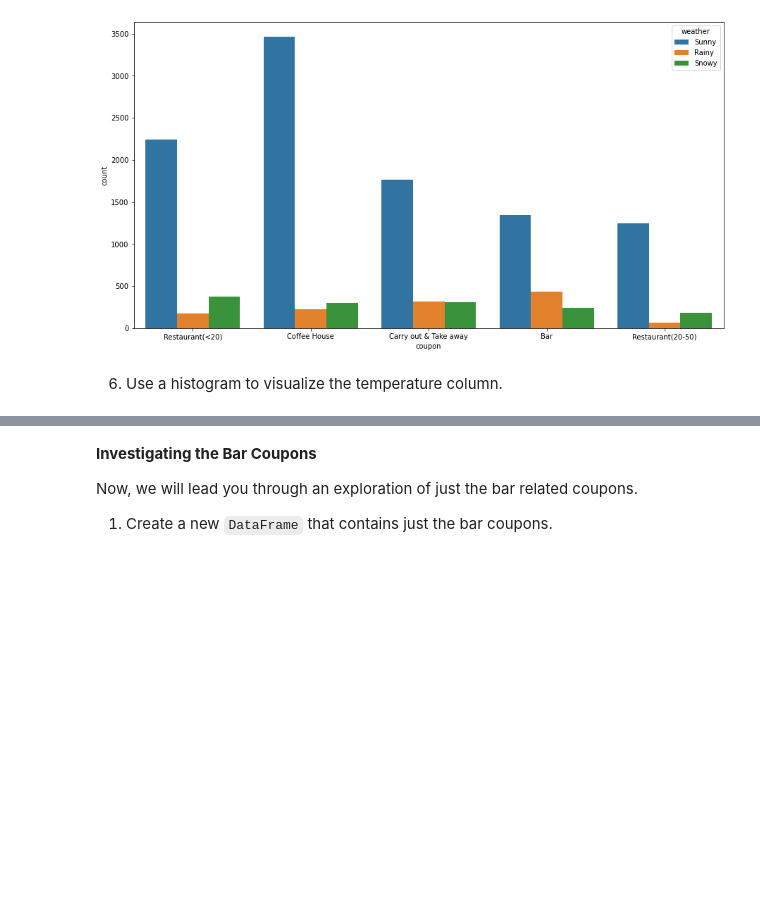
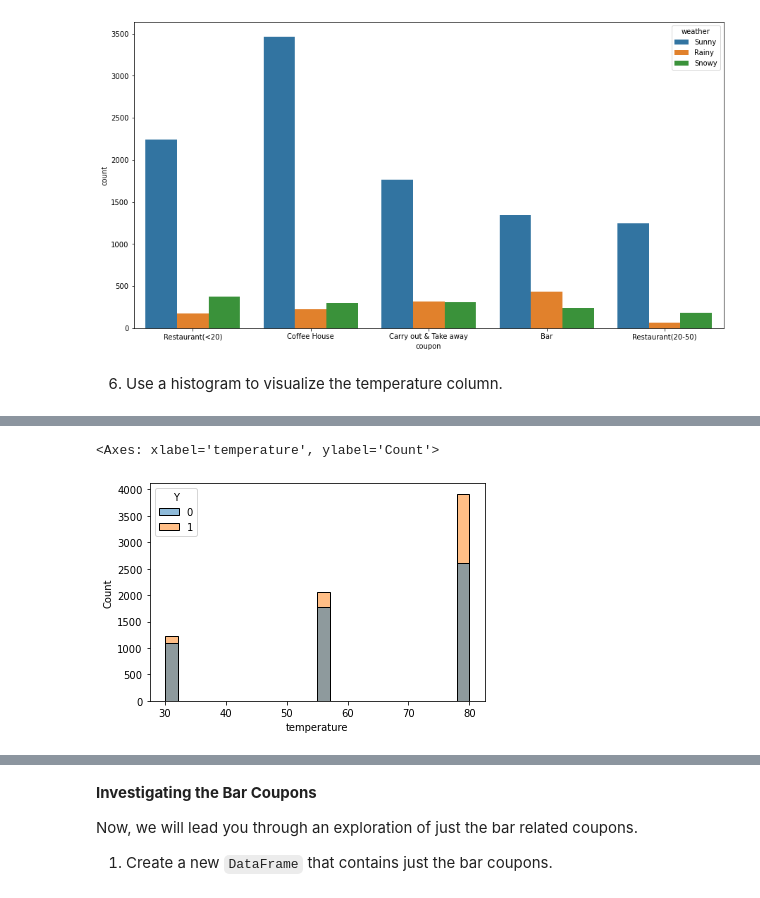
Before and after one commit to spiderweb2828/AIML-Assignment1, a Jupyter notebook: prompt.ipynb, the cells around one changed output, grey strips where cells are left out. Drawn from its saved outputs; the diff is of its cells as text; code cells hidden in the pictures; blank space fills up the shorter version.

```diff
--- a/prompt.ipynb
+++ b/prompt.ipynb
@@ -311,0 +263,6 @@ sns.countplot(x='coupon', data=tmp_dataset, hue='weather')
+# %%
+temperature_set = tmp_dataset[['temperature','Y']]
+sns.histplot(x = "temperature", hue = "Y", data = temperature_set)
+# %% [output]
+<Axes: xlabel='temperature', ylabel='Count'>
+[figure, added]
```
Also changed, not shown: parts of 15 cells of this notebook.
